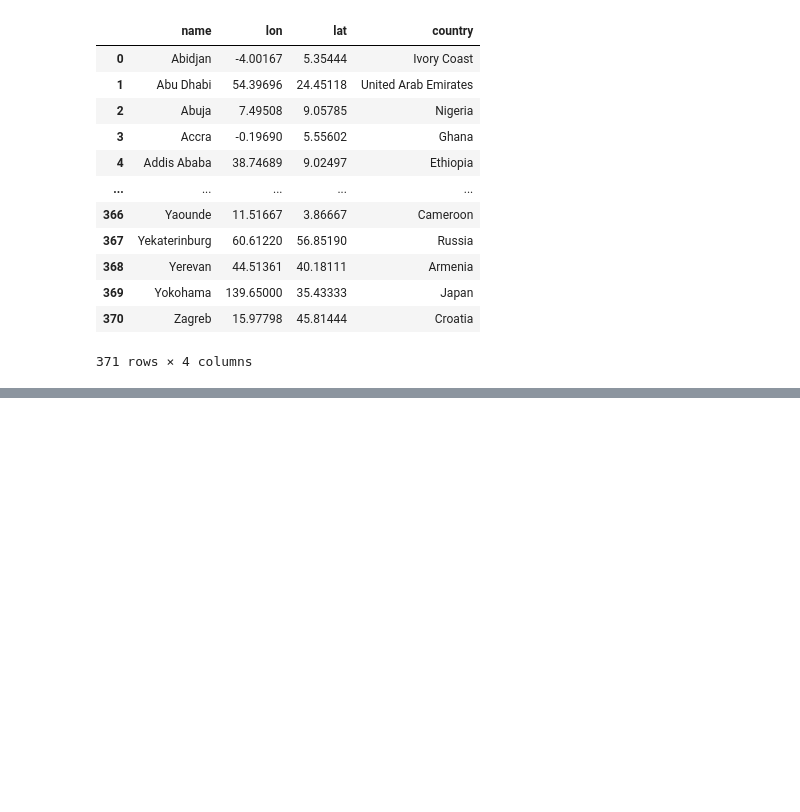
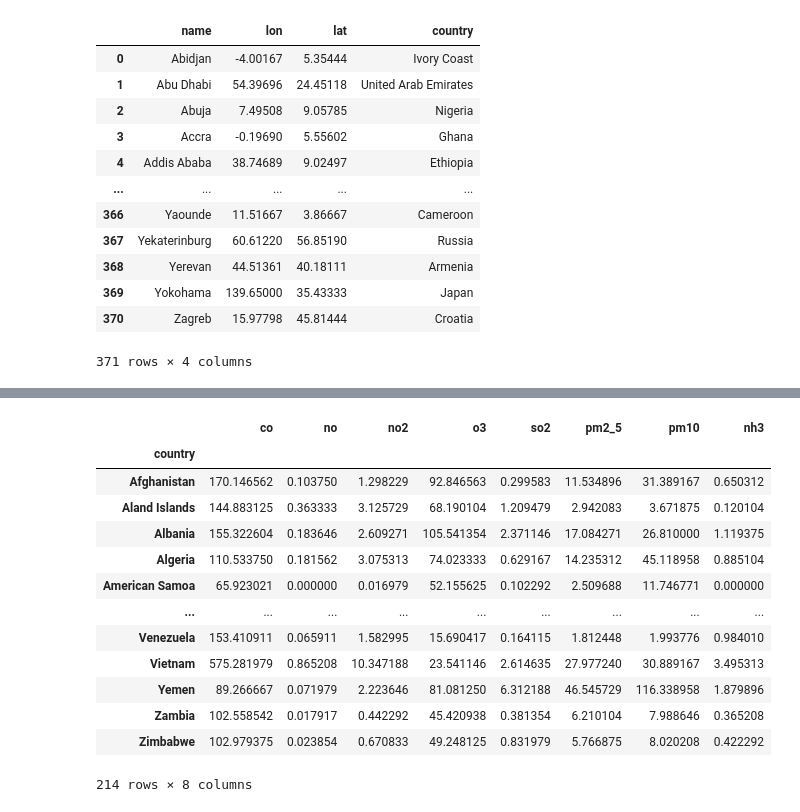
Before and after one commit to AkiraGabriel/Polution-blahblahblah, a Jupyter notebook: main.ipynb, the cells around one changed output, grey strips where cells are left out. Cells and saved outputs as stored; diff of their text form; code cells hidden in the pictures; blank space fills up the shorter version.

```diff
--- a/main.ipynb
+++ b/main.ipynb
@@ -109,0 +202,18 @@ df
+# %%
+country_Components = df.groupby('country')[['co','no','no2','o3','so2','pm2_5','pm10','nh3']].mean()
+country_Components
+# %% [output]
+|  | co | no | no2 | o3 | so2 | pm2_5 | pm10 | nh3 |
+| country |  |  |  |  |  |  |  |  |
+| Afghanistan | 170.146562 | 0.103750 | 1.298229 | 92.846563 | 0.299583 | 11.534896 | 31.389167 | 0.650312 |
+| Aland Islands | 144.883125 | 0.363333 | 3.125729 | 68.190104 | 1.209479 | 2.942083 | 3.671875 | 0.120104 |
+| Albania | 155.322604 | 0.183646 | 2.609271 | 105.541354 | 2.371146 | 17.084271 | 26.810000 | 1.119375 |
+| Algeria | 110.533750 | 0.181562 | 3.075313 | 74.023333 | 0.629167 | 14.235312 | 45.118958 | 0.885104 |
+| American Samoa | 65.923021 | 0.000000 | 0.016979 | 52.155625 | 0.102292 | 2.509688 | 11.746771 | 0.000000 |
+| ... | ... | ... | ... | ... | ... | ... | ... | ... |
+| Venezuela | 153.410911 | 0.065911 | 1.582995 | 15.690417 | 0.164115 | 1.812448 | 1.993776 | 0.984010 |
+| Vietnam | 575.281979 | 0.865208 | 10.347188 | 23.541146 | 2.614635 | 27.977240 | 30.889167 | 3.495313 |
+| Yemen | 89.266667 | 0.071979 | 2.223646 | 81.081250 | 6.312188 | 46.545729 | 116.338958 | 1.879896 |
+| Zambia | 102.558542 | 0.017917 | 0.442292 | 45.420938 | 0.381354 | 6.210104 | 7.988646 | 0.365208 |
+| Zimbabwe | 102.979375 | 0.023854 | 0.670833 | 49.248125 | 0.831979 | 5.766875 | 8.020208 | 0.422292 |
+214 rows × 8 columns
```
Also changed, not shown: parts of 13 cells of this notebook.
